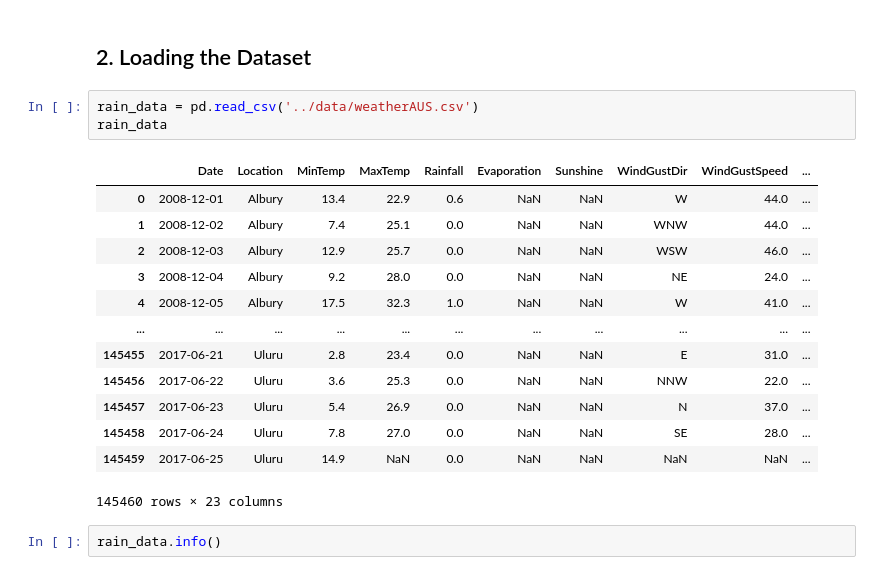
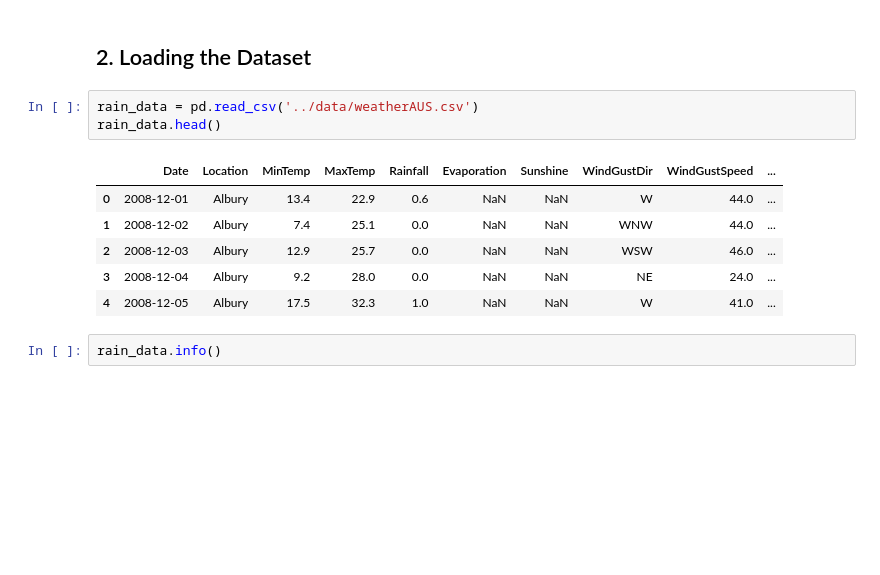
Before and after one commit to mebre7/weather-forecasting-aus-ml, a Jupyter notebook: Decision_Trees_and_Random_Forest/notebook/decision_trees_and_random_forest.ipynb, the cells around one changed output. Drawn from its saved outputs; the diff is of its cells as text; blank space fills up the shorter version.

```diff
--- a/Decision_Trees_and_Random_Forest/notebook/decision_trees_and_random_forest.ipynb
+++ b/Decision_Trees_and_Random_Forest/notebook/decision_trees_and_random_forest.ipynb
@@ -82,21 +77,14 @@ plt.rcParams['figure.facecolor'] = '#00000000'
 ## 2. Loading the Dataset
 # %%
 rain_data = pd.read_csv('../data/weatherAUS.csv')
-rain_data
+rain_data.head()
 # %% [output]
 |  | Date | Location | MinTemp | MaxTemp | Rainfall | Evaporation | Sunshine | WindGustDir | WindGustSpeed | ... |
 | 0 | 2008-12-01 | Albury | 13.4 | 22.9 | 0.6 | NaN | NaN | W | 44.0 | ... |
 | 1 | 2008-12-02 | Albury | 7.4 | 25.1 | 0.0 | NaN | NaN | WNW | 44.0 | ... |
 | 2 | 2008-12-03 | Albury | 12.9 | 25.7 | 0.0 | NaN | NaN | WSW | 46.0 | ... |
 | 3 | 2008-12-04 | Albury | 9.2 | 28.0 | 0.0 | NaN | NaN | NE | 24.0 | ... |
 | 4 | 2008-12-05 | Albury | 17.5 | 32.3 | 1.0 | NaN | NaN | W | 41.0 | ... |
-| ... | ... | ... | ... | ... | ... | ... | ... | ... | ... | ... |
-| 145455 | 2017-06-21 | Uluru | 2.8 | 23.4 | 0.0 | NaN | NaN | E | 31.0 | ... |
-| 145456 | 2017-06-22 | Uluru | 3.6 | 25.3 | 0.0 | NaN | NaN | NNW | 22.0 | ... |
-| 145457 | 2017-06-23 | Uluru | 5.4 | 26.9 | 0.0 | NaN | NaN | N | 37.0 | ... |
-| 145458 | 2017-06-24 | Uluru | 7.8 | 27.0 | 0.0 | NaN | NaN | SE | 28.0 | ... |
-| 145459 | 2017-06-25 | Uluru | 14.9 | NaN | 0.0 | NaN | NaN | NaN | NaN | ... |
-145460 rows × 23 columns
 # %%
 rain_data.info()
 # %% [output]
```
Also changed, not shown: parts of 18 cells of this notebook.
